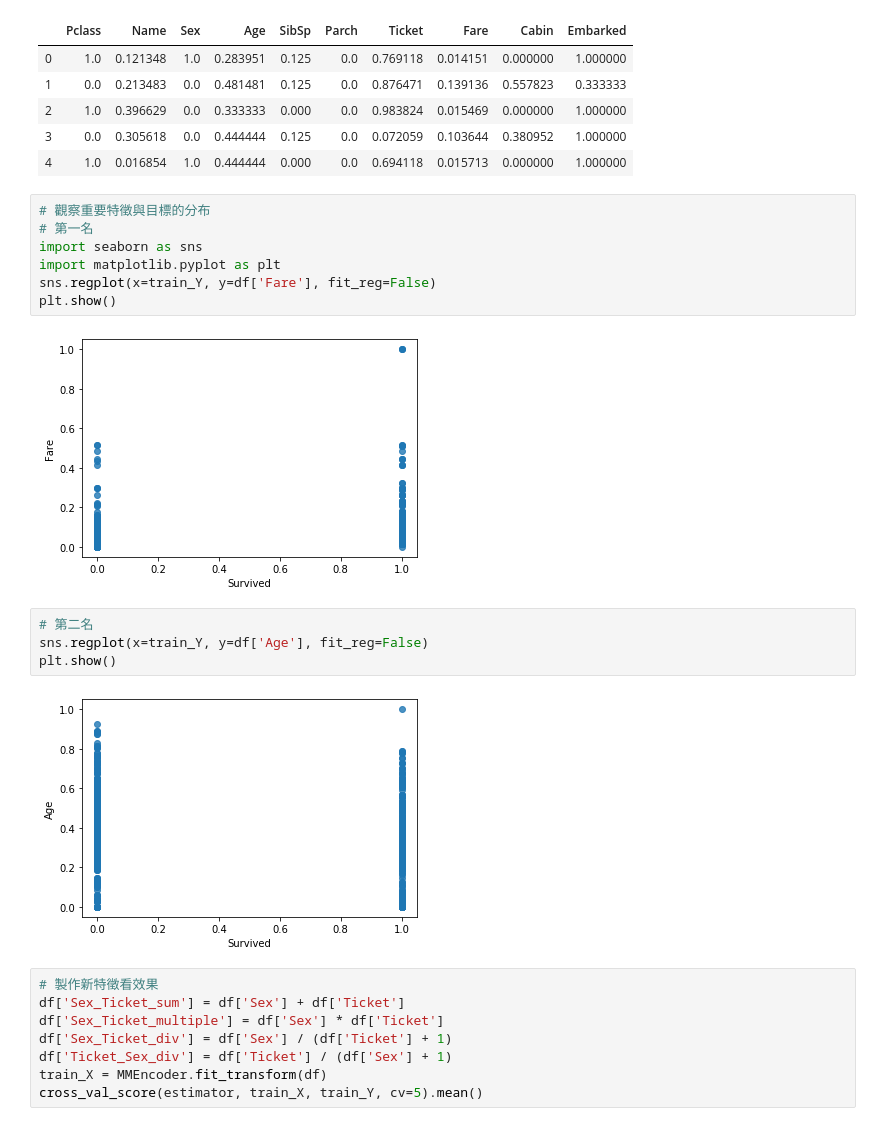
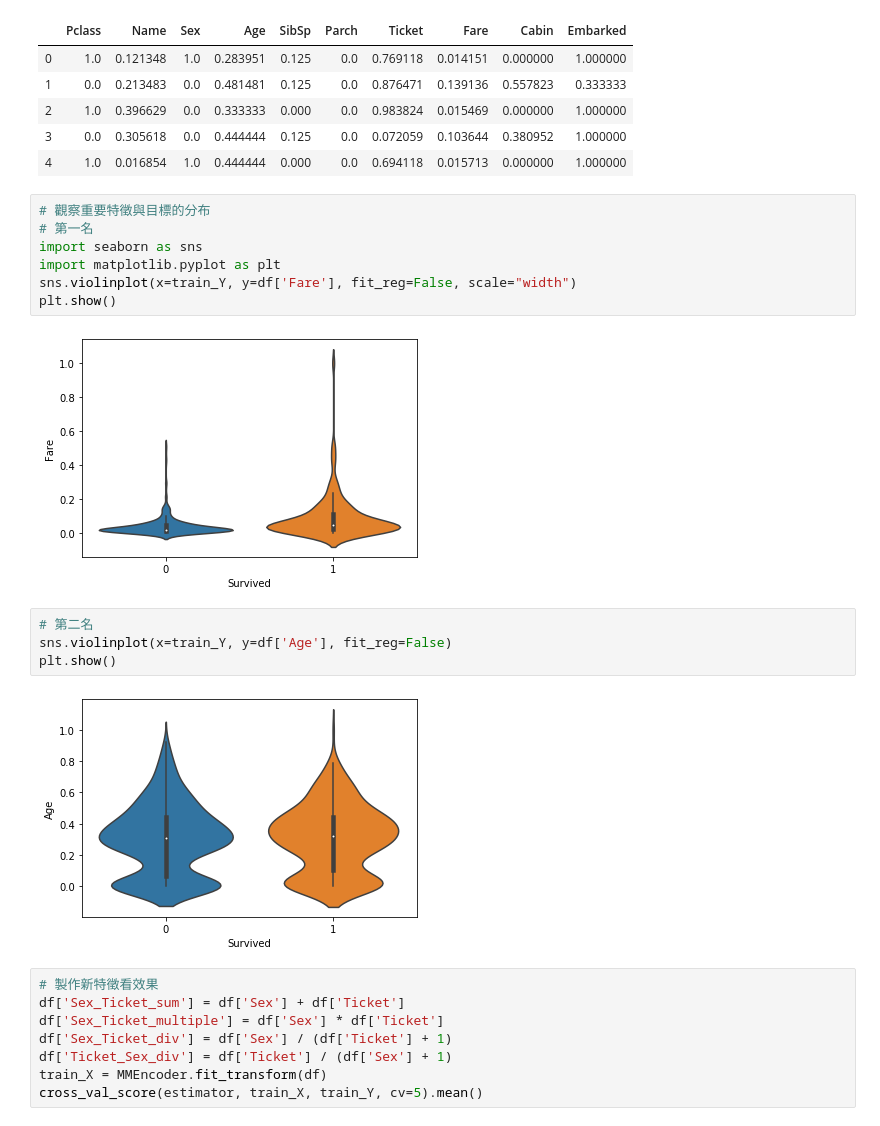
Before and after one commit to ccjameslai/ML100Days, a Jupyter notebook: homework/Day_031_HW.ipynb, the cells around one changed output. Saved outputs shown, nothing was run; the diff lists cells and outputs as text.

Commit message:
replace sns.regplot to sns.violinplot, show more visualized

```diff
--- a/homework/Day_031_HW.ipynb
+++ b/homework/Day_031_HW.ipynb
@@ -106,16 +106,16 @@ df.head()
 # 第一名
 import seaborn as sns
 import matplotlib.pyplot as plt
-sns.regplot(x=train_Y, y=df['Fare'], fit_reg=False)
+sns.violinplot(x=train_Y, y=df['Fare'], fit_reg=False, scale="width")
 plt.show()
 # %% [output]
-[figure, old version]
+[figure, new version]
 # %%
 # 第二名
-sns.regplot(x=train_Y, y=df['Age'], fit_reg=False)
+sns.violinplot(x=train_Y, y=df['Age'], fit_reg=False)
 plt.show()
 # %% [output]
-[figure, old version]
+[figure, new version]
 # %%
 # 製作新特徵看效果
 df['Sex_Ticket_sum'] = df['Sex'] + df['Ticket']
```
